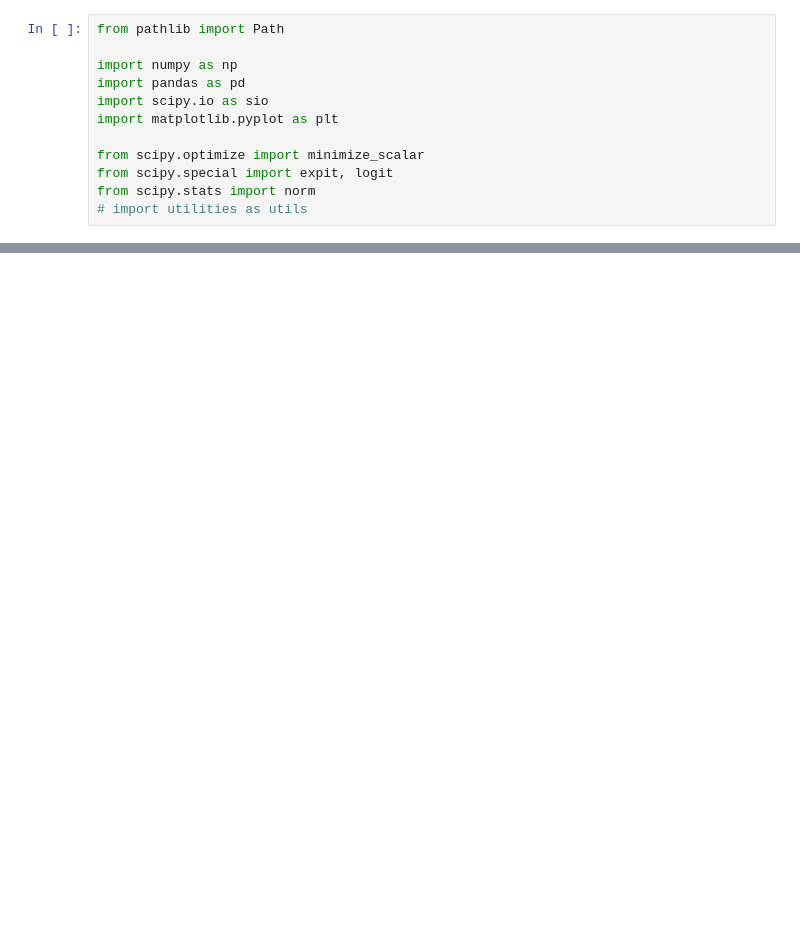
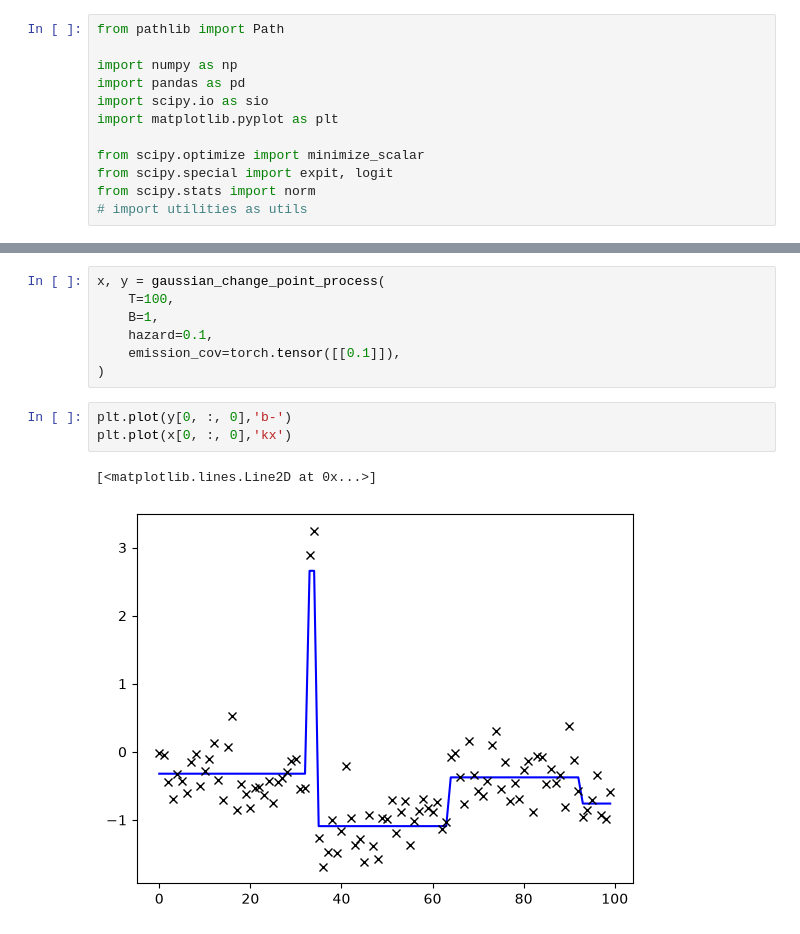
Before and after one commit to jacobaparker/behavioral_data_reanalyses_IB, a Jupyter notebook: Tavoni_Complexity/continuous_IB.ipynb, the cells around one changed output, grey strips where cells are left out. Drawn from its saved outputs; the diff is of its cells as text; blank space fills up the shorter version.

```diff
--- a/Tavoni_Complexity/continuous_IB.ipynb
+++ b/Tavoni_Complexity/continuous_IB.ipynb
@@ -261,3 +360,16 @@ def I_XR_gaussian_mc(model, data_generator, N_RgX=1000, N_X=1000):
 #         for _rgx in range(N_RgX):
 #             r_ = f_RgX.rsample()
 #             for _x in range(N_X):
+# %%
+x, y = gaussian_change_point_process(
+    T=100,
+    B=1,
+    hazard=0.1,
+    emission_cov=torch.tensor([[0.1]]),
+)
+# %%
+plt.plot(y[0, :, 0],'b-')
+plt.plot(x[0, :, 0],'kx')
+# %% [output]
+[<matplotlib.lines.Line2D at 0x...>]
+[figure, added]
```
Also changed, not shown: parts of 37 cells of this notebook, 1 other file.
